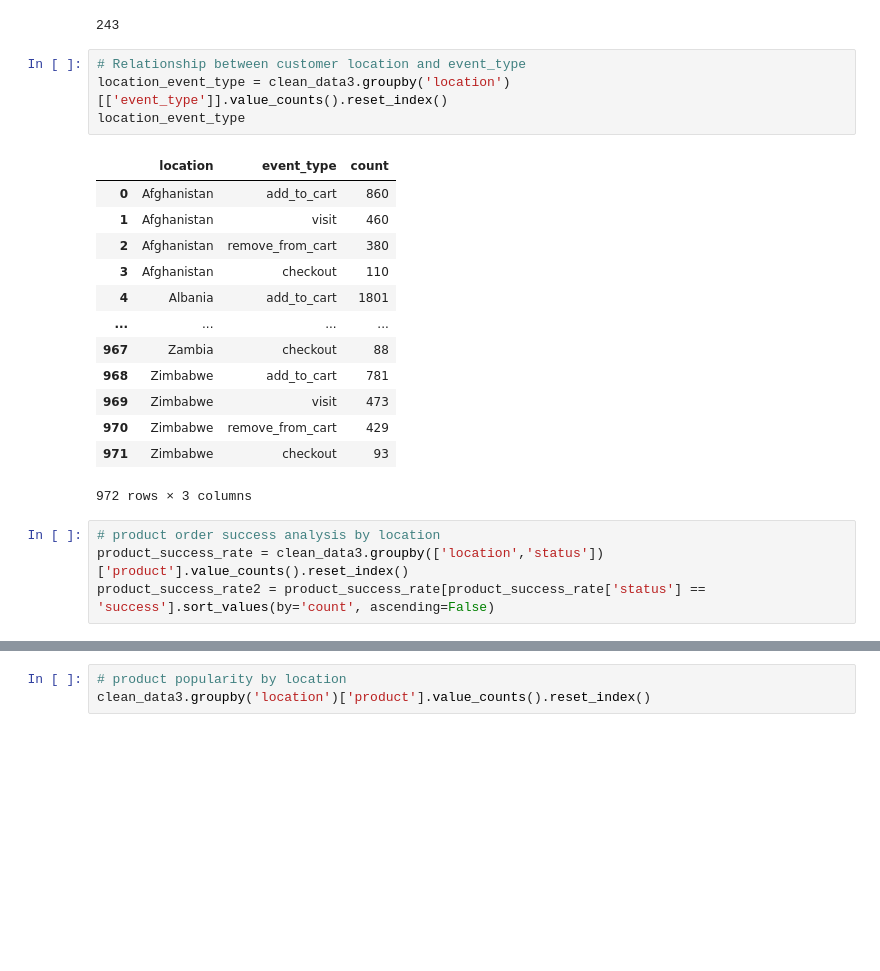
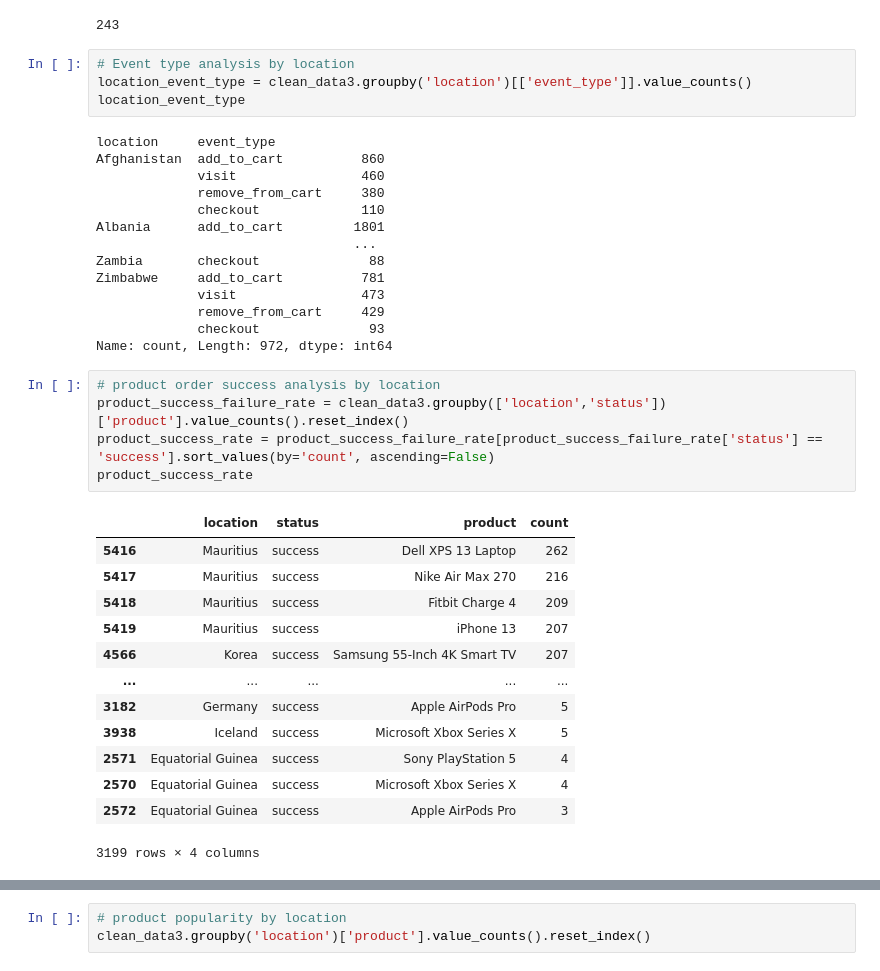
Before and after one commit to Sunday-Oladokun/ShopSmart-Inc.-E-commerce-Data-Analysis-Project, a Jupyter notebook: ShopSmart Inc Ecommerce Analysis.ipynb, the cells around one changed output, grey strips where cells are left out. Drawn from its saved outputs; the diff is of its cells as text; blank space fills up the shorter version.

```diff
--- a/Project_2nd Semester.ipynb
+++ b/ShopSmart Inc Ecommerce Analysis.ipynb
@@ -1106,26 +1120,41 @@ len(unique_locations)
 # %% [output]
 243
 # %%
-# Relationship between customer location and event_type
-location_event_type = clean_data3.groupby('location')[['event_type']].value_counts().reset_index()
+# Event type analysis by location
+location_event_type = clean_data3.groupby('location')[['event_type']].value_counts()
 location_event_type
 # %% [output]
-|  | location | event_type | count |
-| 0 | Afghanistan | add_to_cart | 860 |
-| 1 | Afghanistan | visit | 460 |
-| 2 | Afghanistan | remove_from_cart | 380 |
-| 3 | Afghanistan | checkout | 110 |
-| 4 | Albania | add_to_cart | 1801 |
-| ... | ... | ... | ... |
-| 967 | Zambia | checkout | 88 |
-| 968 | Zimbabwe | add_to_cart | 781 |
-| 969 | Zimbabwe | visit | 473 |
-| 970 | Zimbabwe | remove_from_cart | 429 |
-| 971 | Zimbabwe | checkout | 93 |
-972 rows × 3 columns
+location     event_type
+Afghanistan  add_to_cart          860
+             visit                460
+             remove_from_cart     380
+             checkout             110
+Albania      add_to_cart         1801
+                                 ...
+Zambia       checkout              88
+Zimbabwe     add_to_cart          781
+             visit                473
+             remove_from_cart     429
+             checkout              93
+Name: count, Length: 972, dtype: int64
 # %%
 # product order success analysis by location
-product_success_rate = clean_data3.groupby(['location','status'])['product'].value_counts().reset_index()
-product_success_rate2 = product_success_rate[product_success_rate['status'] == 'success'].sort_values(by='count', ascending=False)
+product_success_failure_rate = clean_data3.groupby(['location','status'])['product'].value_counts().reset_index()
+product_success_rate = product_success_failure_rate[product_success_failure_rate['status'] == 'success'].sort_values(by='count', ascending=False)
+product_success_rate
+# %% [output]
+|  | location | status | product | count |
+| 5416 | Mauritius | success | Dell XPS 13 Laptop | 262 |
+| 5417 | Mauritius | success | Nike Air Max 270 | 216 |
+| 5418 | Mauritius | success | Fitbit Charge 4 | 209 |
+| 5419 | Mauritius | success | iPhone 13 | 207 |
+| 4566 | Korea | success | Samsung 55-Inch 4K Smart TV | 207 |
+| ... | ... | ... | ... | ... |
+| 3182 | Germany | success | Apple AirPods Pro | 5 |
+| 3938 | Iceland | success | Microsoft Xbox Series X | 5 |
+| 2571 | Equatorial Guinea | success | Sony PlayStation 5 | 4 |
+| 2570 | Equatorial Guinea | success | Microsoft Xbox Series X | 4 |
+| 2572 | Equatorial Guinea | success | Apple AirPods Pro | 3 |
+3199 rows × 4 columns
 # %%
 # Location with highest successful orders
```
Also changed, not shown: parts of 33 cells of this notebook.
